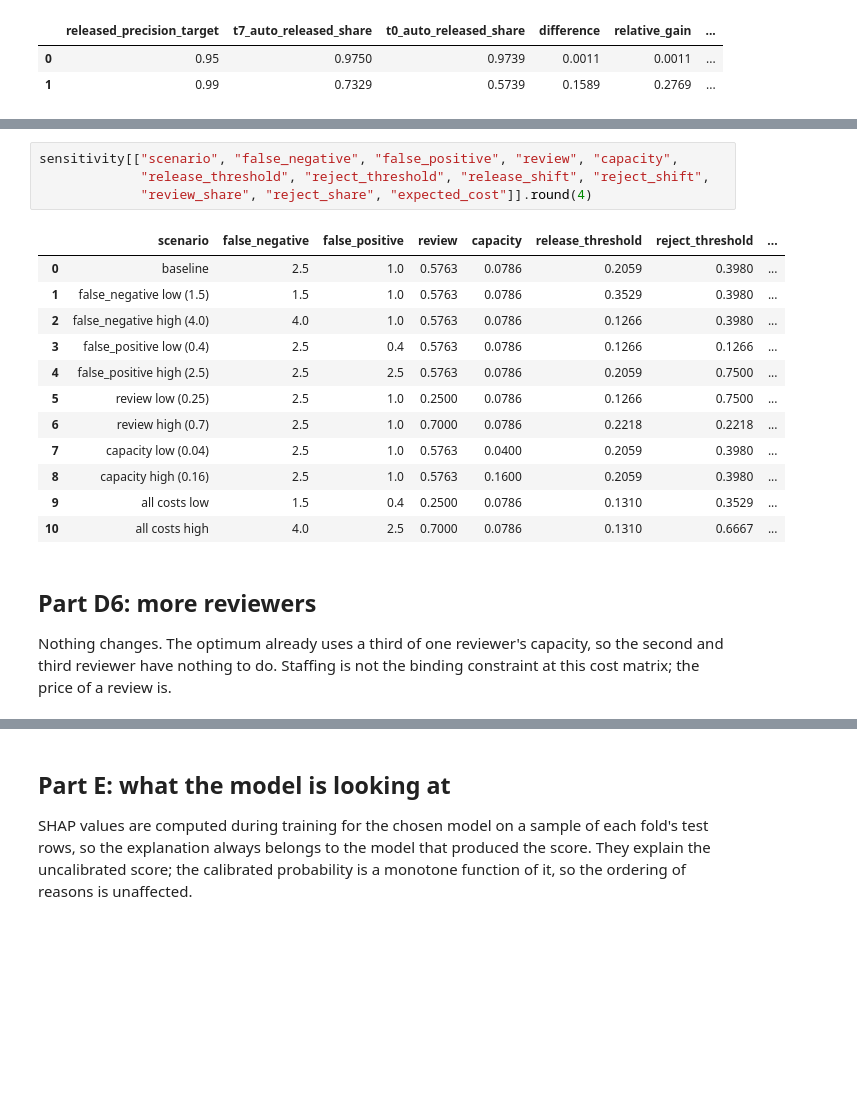
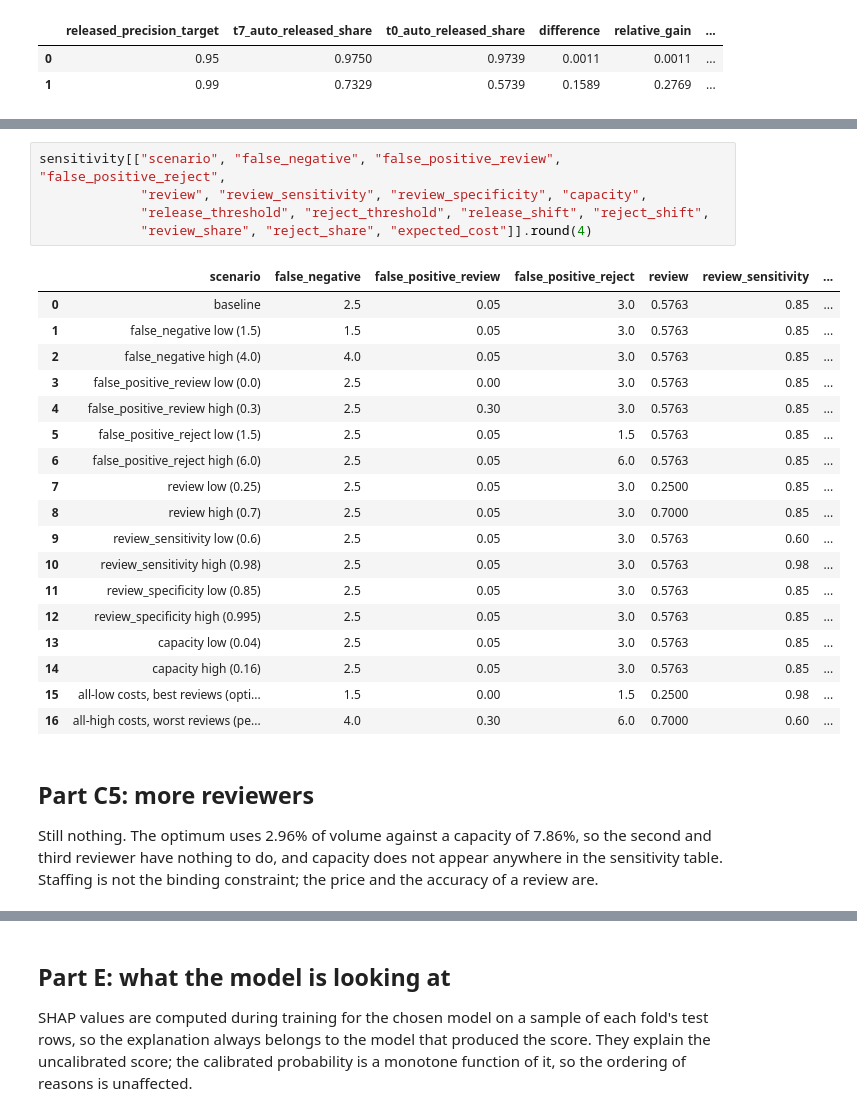
Before and after one commit to Brown-Wangeci/commission-app, a Jupyter notebook: notebooks/03_calibration_bands_and_fairness.ipynb, the cells around one changed output, grey strips where cells are left out. Cells and saved outputs as stored; diff of their text form; blank space fills up the shorter version.

```diff
--- a/notebooks/03_calibration_bands_and_fairness.ipynb
+++ b/notebooks/03_calibration_bands_and_fairness.ipynb
@@ -371,26 +413,34 @@ then all together. **The bands are not stable: they swing hard.**
 # %%
-sensitivity[["scenario", "false_negative", "false_positive", "review", "capacity",
+sensitivity[["scenario", "false_negative", "false_positive_review", "false_positive_reject",
+             "review", "review_sensitivity", "review_specificity", "capacity",
              "release_threshold", "reject_threshold", "release_shift", "reject_shift",
              "review_share", "reject_share", "expected_cost"]].round(4)
 # %% [output]
-|  | scenario | false_negative | false_positive | review | capacity | release_threshold | reject_threshold | ... |
-| 0 | baseline | 2.5 | 1.0 | 0.5763 | 0.0786 | 0.2059 | 0.3980 | ... |
-| 1 | false_negative low (1.5) | 1.5 | 1.0 | 0.5763 | 0.0786 | 0.3529 | 0.3980 | ... |
-| 2 | false_negative high (4.0) | 4.0 | 1.0 | 0.5763 | 0.0786 | 0.1266 | 0.3980 | ... |
-| 3 | false_positive low (0.4) | 2.5 | 0.4 | 0.5763 | 0.0786 | 0.1266 | 0.1266 | ... |
-| 4 | false_positive high (2.5) | 2.5 | 2.5 | 0.5763 | 0.0786 | 0.2059 | 0.7500 | ... |
-| 5 | review low (0.25) | 2.5 | 1.0 | 0.2500 | 0.0786 | 0.1266 | 0.7500 | ... |
-| 6 | review high (0.7) | 2.5 | 1.0 | 0.7000 | 0.0786 | 0.2218 | 0.2218 | ... |
-| 7 | capacity low (0.04) | 2.5 | 1.0 | 0.5763 | 0.0400 | 0.2059 | 0.3980 | ... |
-| 8 | capacity high (0.16) | 2.5 | 1.0 | 0.5763 | 0.1600 | 0.2059 | 0.3980 | ... |
-| 9 | all costs low | 1.5 | 0.4 | 0.2500 | 0.0786 | 0.1310 | 0.3529 | ... |
-| 10 | all costs high | 4.0 | 2.5 | 0.7000 | 0.0786 | 0.1310 | 0.6667 | ... |
+|  | scenario | false_negative | false_positive_review | false_positive_reject | review | review_sensitivity | ... |
+| 0 | baseline | 2.5 | 0.05 | 3.0 | 0.5763 | 0.85 | ... |
+| 1 | false_negative low (1.5) | 1.5 | 0.05 | 3.0 | 0.5763 | 0.85 | ... |
+| 2 | false_negative high (4.0) | 4.0 | 0.05 | 3.0 | 0.5763 | 0.85 | ... |
+| 3 | false_positive_review low (0.0) | 2.5 | 0.00 | 3.0 | 0.5763 | 0.85 | ... |
+| 4 | false_positive_review high (0.3) | 2.5 | 0.30 | 3.0 | 0.5763 | 0.85 | ... |
+| 5 | false_positive_reject low (1.5) | 2.5 | 0.05 | 1.5 | 0.5763 | 0.85 | ... |
+| 6 | false_positive_reject high (6.0) | 2.5 | 0.05 | 6.0 | 0.5763 | 0.85 | ... |
+| 7 | review low (0.25) | 2.5 | 0.05 | 3.0 | 0.2500 | 0.85 | ... |
+| 8 | review high (0.7) | 2.5 | 0.05 | 3.0 | 0.7000 | 0.85 | ... |
+| 9 | review_sensitivity low (0.6) | 2.5 | 0.05 | 3.0 | 0.5763 | 0.60 | ... |
+| 10 | review_sensitivity high (0.98) | 2.5 | 0.05 | 3.0 | 0.5763 | 0.98 | ... |
+| 11 | review_specificity low (0.85) | 2.5 | 0.05 | 3.0 | 0.5763 | 0.85 | ... |
+| 12 | review_specificity high (0.995) | 2.5 | 0.05 | 3.0 | 0.5763 | 0.85 | ... |
+| 13 | capacity low (0.04) | 2.5 | 0.05 | 3.0 | 0.5763 | 0.85 | ... |
+| 14 | capacity high (0.16) | 2.5 | 0.05 | 3.0 | 0.5763 | 0.85 | ... |
+| 15 | all-low costs, best reviews (opti... | 1.5 | 0.00 | 1.5 | 0.2500 | 0.98 | ... |
+| 16 | all-high costs, worst reviews (pe... | 4.0 | 0.30 | 6.0 | 0.7000 | 0.60 | ... |
 # %% [markdown]
-## Part D6: more reviewers
+## Part C5: more reviewers
 
-Nothing changes. The optimum already uses a third of one reviewer's capacity, so
-the second and third reviewer have nothing to do. Staffing is not the binding
-constraint at this cost matrix; the price of a review is.
+Still nothing. The optimum uses 2.96% of volume against a capacity of 7.86%, so
+the second and third reviewer have nothing to do, and capacity does not appear
+anywhere in the sensitivity table. Staffing is not the binding constraint; the
+price and the accuracy of a review are.
 # %%
 staffing.round(4)
 # %% [output]
```
Also changed, not shown: parts of 23 cells of this notebook, 34 other files.
